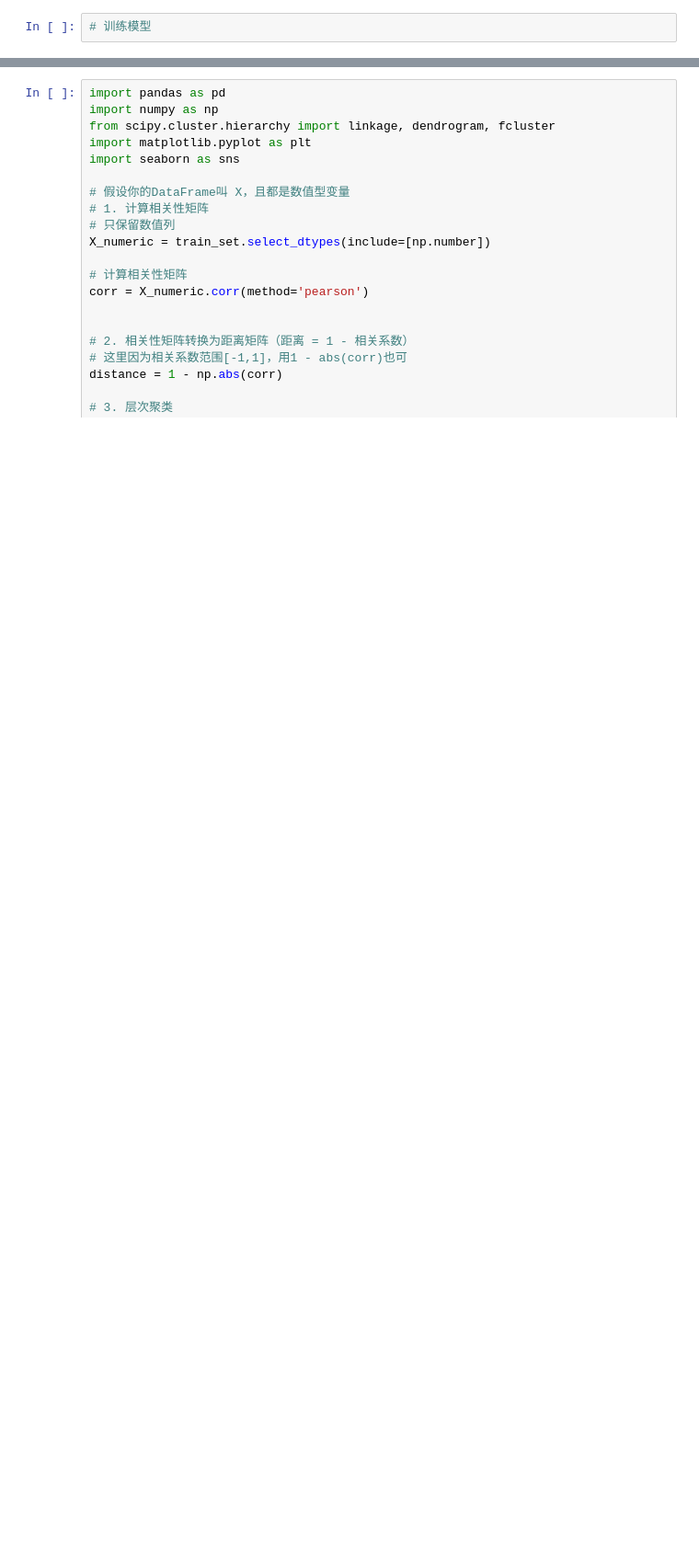
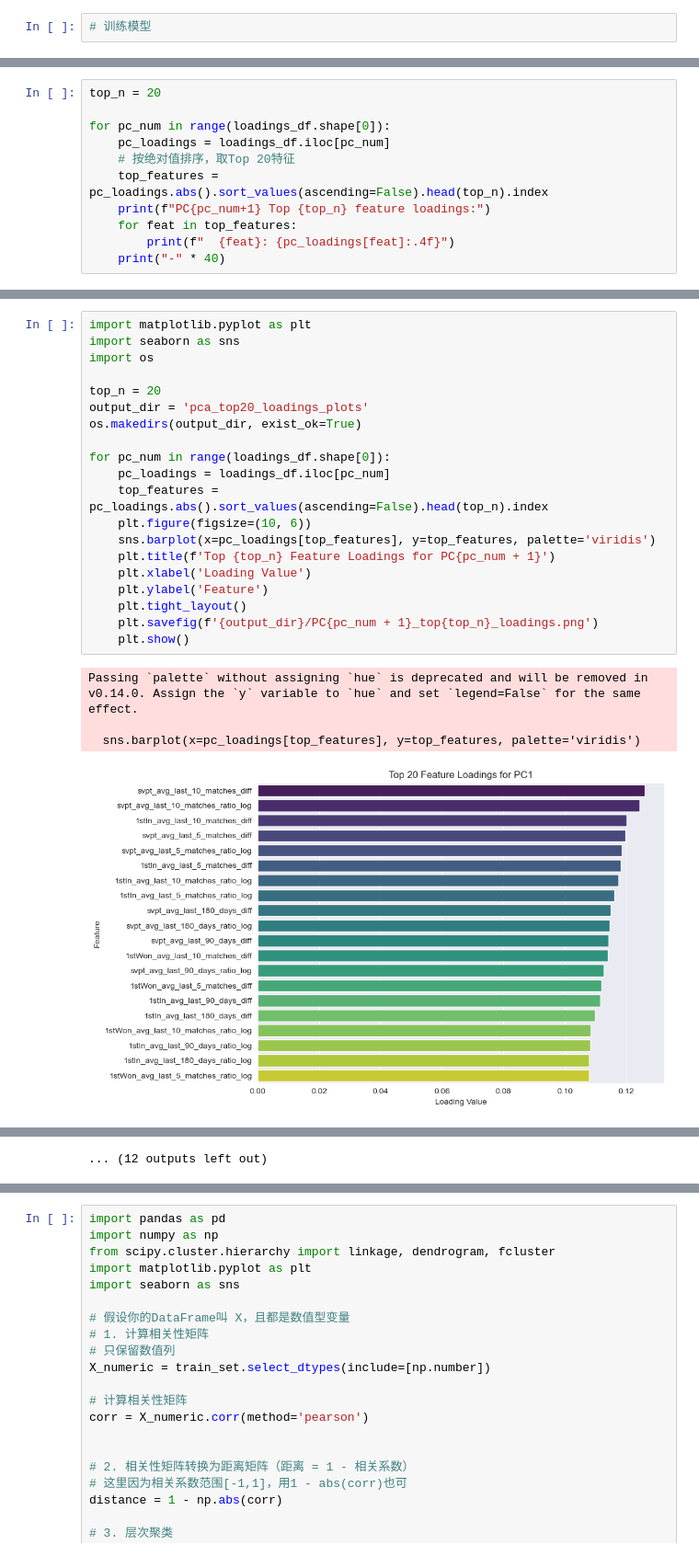
Before and after one commit to paracide/women-tennis-insights, a Jupyter notebook: notebooks/Model.ipynb, the cells around one changed output, grey strips where cells are left out. Shown at 92% size. Saved outputs shown, nothing was run; the diff lists cells and outputs as text; blank space fills up the shorter version.

```diff
--- a/notebooks/Model.ipynb
+++ b/notebooks/Model.ipynb
@@ -1115,0 +1433,11 @@ Pipeline(steps=[('preprocessor',
+# %%
+top_n = 20
+
+for pc_num in range(loadings_df.shape[0]):
+    pc_loadings = loadings_df.iloc[pc_num]
+    # 按绝对值排序，取Top 20特征
+    top_features = pc_loadings.abs().sort_values(ascending=False).head(top_n).index
+    print(f"PC{pc_num+1} Top {top_n} feature loadings:")
+    for feat in top_features:
+        print(f"  {feat}: {pc_loadings[feat]:.4f}")
+    print("-" * 40)
@@ -1115,0 +1462,25 @@ Pipeline(steps=[('preprocessor',
+# %%
+import matplotlib.pyplot as plt
+import seaborn as sns
+import os
+
+top_n = 20
+output_dir = 'pca_top20_loadings_plots'
+os.makedirs(output_dir, exist_ok=True)
+
+for pc_num in range(loadings_df.shape[0]):
+    pc_loadings = loadings_df.iloc[pc_num]
+    top_features = pc_loadings.abs().sort_values(ascending=False).head(top_n).index
+    plt.figure(figsize=(10, 6))
+    sns.barplot(x=pc_loadings[top_features], y=top_features, palette='viridis')
+    plt.title(f'Top {top_n} Feature Loadings for PC{pc_num + 1}')
+    plt.xlabel('Loading Value')
+    plt.ylabel('Feature')
+    plt.tight_layout()
+    plt.savefig(f'{output_dir}/PC{pc_num + 1}_top{top_n}_loadings.png')
+    plt.show()
+# %% [output]
+Passing `palette` without assigning `hue` is deprecated and will be removed in v0.14.0. Assign the `y` variable to `hue` and set `legend=False` for the same effect.
+
+  sns.barplot(x=pc_loadings[top_features], y=top_features, palette='viridis')
+[figure, added]
@@ -1115,0 +1507 @@ Pipeline(steps=[('preprocessor',
+... (12 outputs left out)
```
Also changed, not shown: parts of 42 cells of this notebook.
